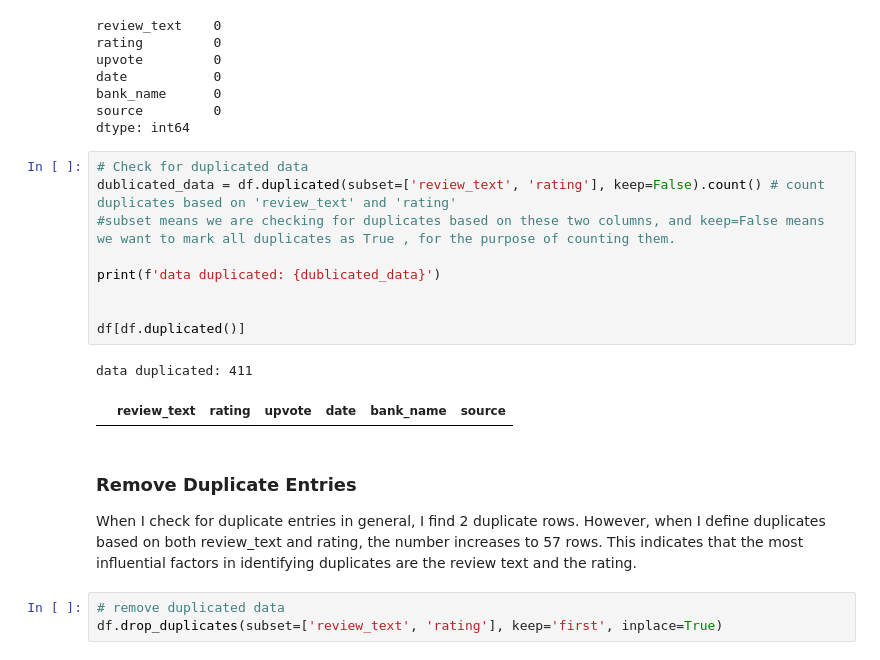
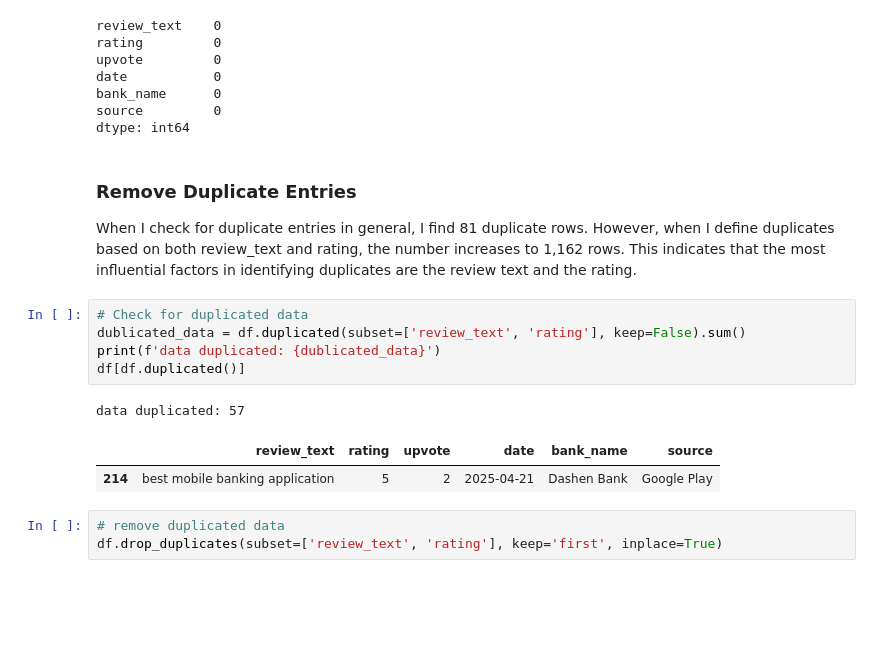
Before and after one commit to elshadayz21/Omega-Consultancy, a Jupyter notebook: notebooks/dashen_analytics.ipynb, the cells around one changed output. Cells and saved outputs as stored; diff of their text form; blank space fills up the shorter version.

```diff
--- a/notebooks/dashen_analytics.ipynb
+++ b/notebooks/dashen_analytics.ipynb
@@ -51,22 +52,19 @@ date           0
 bank_name      0
 source         0
 dtype: int64
+# %% [markdown]
+### Remove Duplicate Entries
+
+When I check for duplicate entries in general, I find 81 duplicate rows. However, when I define duplicates based on both review_text and rating, the number increases to 1,162 rows. This indicates that the most influential factors in identifying duplicates are the review text and the rating.
 # %%
 # Check for duplicated data
-dublicated_data = df.duplicated(subset=['review_text', 'rating'], keep=False).count() # count duplicates based on 'review_text' and 'rating'
-#subset means we are checking for duplicates based on these two columns, and keep=False means we want to mark all duplicates as True , for the purpose of counting them.
-
+dublicated_data = df.duplicated(subset=['review_text', 'rating'], keep=False).sum()
 print(f'data duplicated: {dublicated_data}')
-
-
 df[df.duplicated()]
 # %% [output]
-data duplicated: 411
+data duplicated: 57
 |  | review_text | rating | upvote | date | bank_name | source |
+| 214 | best mobile banking application | 5 | 2 | 2025-04-21 | Dashen Bank | Google Play |
-# %% [markdown]
-### Remove Duplicate Entries
-
-When I check for duplicate entries in general, I find 2 duplicate rows. However, when I define duplicates based on both review_text and rating, the number increases to 57 rows. This indicates that the most influential factors in identifying duplicates are the review text and the rating.
 # %%
 # remove duplicated data
 df.drop_duplicates(subset=['review_text', 'rating'], keep='first', inplace=True)
```
Also changed, not shown: parts of 29 cells of this notebook, 6 other files.
